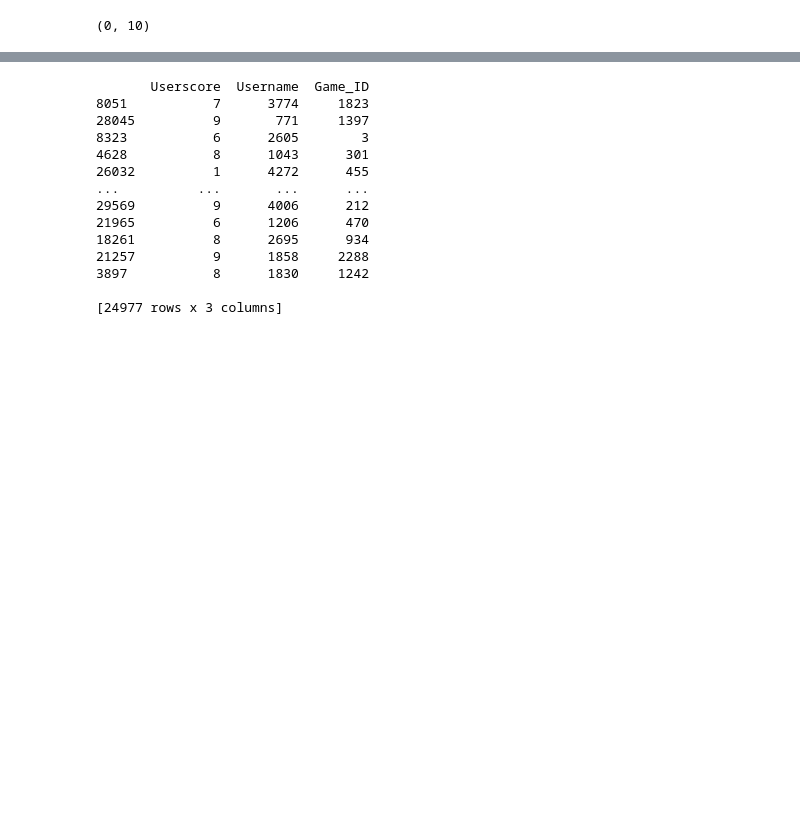
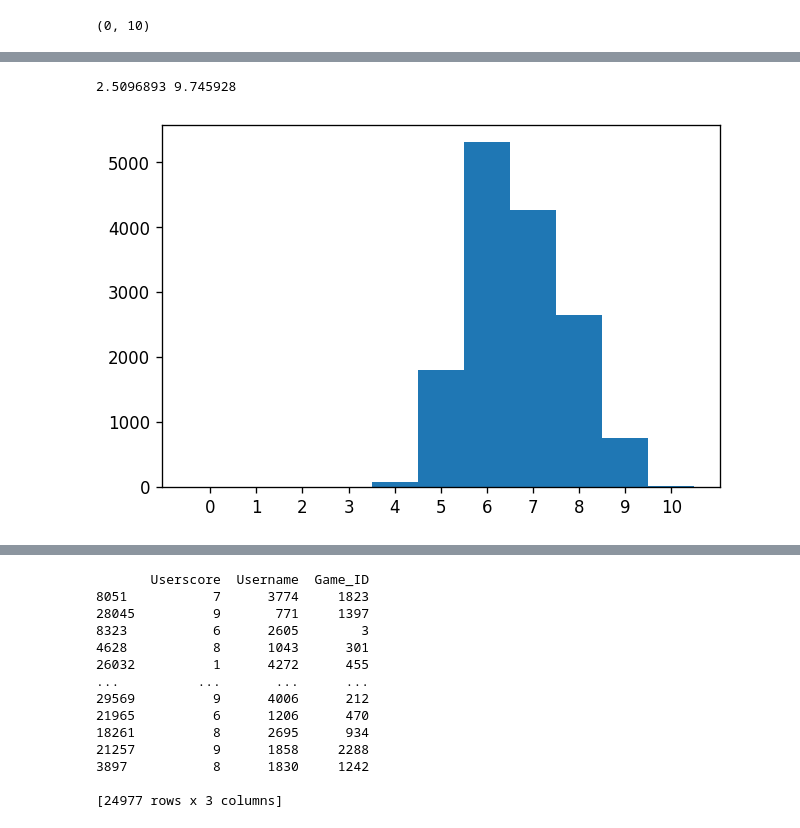
Before and after one commit to psaunderualberta/466_Group_Project, a Jupyter notebook: embeddings.ipynb, the cells around one changed output, grey strips where cells are left out. Saved outputs shown, nothing was run; the diff lists cells and outputs as text; code cells hidden in the pictures; blank space fills up the shorter version.

```diff
--- a/embeddings.ipynb
+++ b/embeddings.ipynb
@@ -256,11 +322,13 @@ print(y_range)
 dls.valid = dls_valid.train
 
 # use_nn = False to use embedded matrices (EmbeddingDotBias)
-learn = collab_learner(dls, n_factors=n_factors, y_range=(0, 10), opt_func=partial(QHAdam, eps=0.001), use_nn=False)
+learn = collab_learner(dls, n_factors=n_factors, y_range=y_range, use_nn=False)
+#learn = collab_learner(dls, n_factors=n_factors, y_range=(-1, 11), use_nn=False)
+#learn = collab_learner(dls_train_valid, n_factors=n_factors, y_range=(-1, 11), use_nn=False)
+#learn = collab_learner(dls, n_factors=n_factors, y_range=(0, 10), opt_func=partial(QHAdam, eps=0.001), use_nn=False)
 #learn = collab_learner(dls, n_factors=n_factors, y_range=y_range, opt_func=partial(Adam, eps=0.1), use_nn=False)
 #learn = collab_learner(dls, n_factors=n_factors, y_range=y_range, loss_func=BaseLoss(nn.MSELoss, axis=-1, floatify=True, is_2d=False), use_nn=False)
 #learn = collab_learner(dls, n_factors=n_factors, y_range=y_range, loss_func=BaseLoss(nn.BCELoss, axis=-1, floatify=True, is_2d=False), use_nn=False)
 #learn = collab_learner(dls, n_factors=n_factors, y_range=y_range, loss_func=L1LossFlat(), use_nn=False)
-#learn = collab_learner(dls, n_factors=n_factors, use_nn=False)
 # %% [output]
 (0, 10)
@@ -340,0 +476,3 @@ def get_sample_rmse(dl_trained, dl_test, learner, stupid_const=0, denormalize=Tr
+# %%
+#dls.valid = dls_test.train
+preds, targs = learn.get_preds() # predictions, expected
@@ -340,0 +481,24 @@ def get_sample_rmse(dl_trained, dl_test, learner, stupid_const=0, denormalize=Tr
+# %%
+#fig, (ax1, ax2) = plt.subplots(1, 2, dpi=120)
+fig = plt.figure(dpi=DPI)
+ax = plt.axes()
+
+#np.mean(preds.numpy()), np.mean(np.ravel(targs))
+ax.hist(preds.numpy(), bins=np.arange(12)-0.5)
+
+plt.xticks(np.arange(11))
+#plt.yticks(np.arange(11))
+
+# wtf? are there really no 0 predictions and shit
+#matplotlib.pyplot.yscale("log")
+
+print(np.min(preds.numpy()), np.max(preds.numpy()))
+
+#plt.savefig("figures/em_histogram.pdf")
+
+plt.show()
+
+#preds.numpy()
+# %% [output]
+2.5096893 9.745928
+[figure, added]
```
Also changed, not shown: parts of 24 cells of this notebook, 12 other files.
